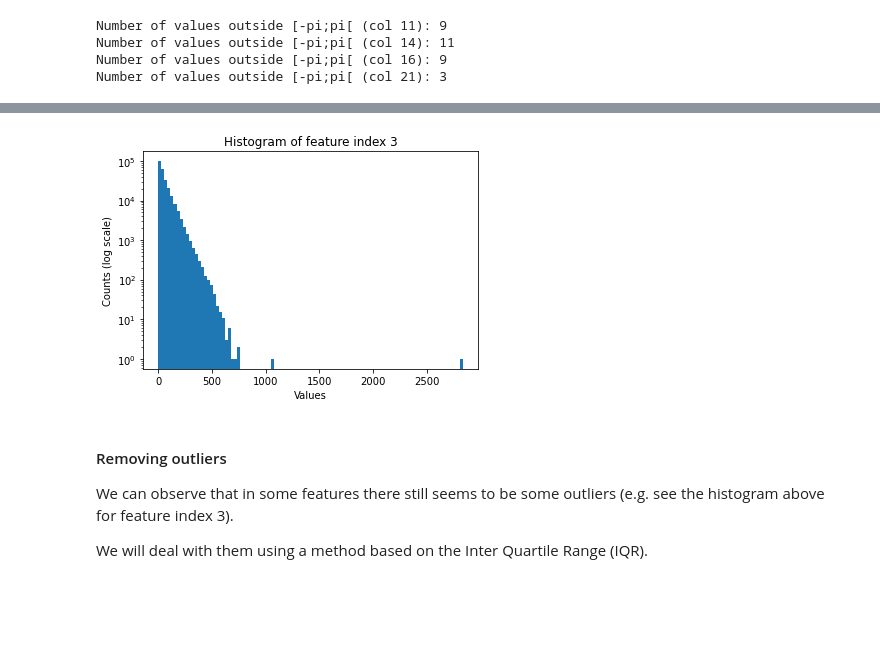
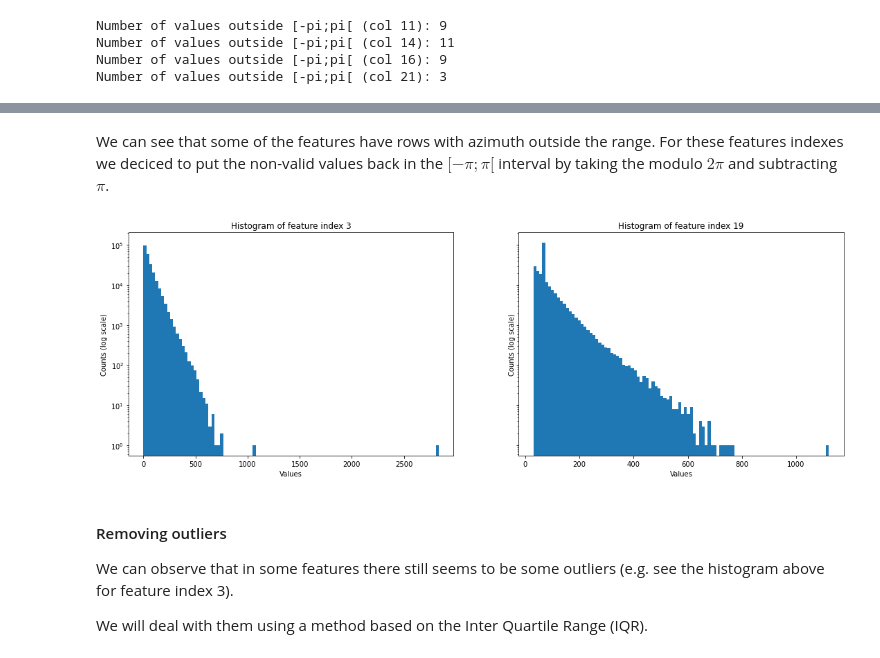
Before and after one commit to CS-433/ml-project-1-teamphilippe, a Jupyter notebook: project1.ipynb, the cells around one changed output, grey strips where cells are left out. Saved outputs shown, nothing was run; the diff lists cells and outputs as text; code cells hidden in the pictures; blank space fills up the shorter version.

```diff
--- a/project1.ipynb
+++ b/project1.ipynb
@@ -101,7 +140,9 @@ plot_histogram(x_cleaned, 19)
-# %%
-plot_histogram(x_cleaned, 3)
-# %% [output]
-[figure, removed]
+# %% [markdown]
+We can see that some of the features have rows with azimuth outside the range. For these features indexes we deciced to put the non-valid values back in the $[-\pi; \pi[$ interval by taking the modulo $2 \pi$ and subtracting $\pi$.
+# %%
+double_plots(x_cleaned, 3,19)
+# %% [output]
+[figure, added]
 # %% [markdown]
 #### Removing outliers
 We can observe that in some features there still seems to be some outliers (e.g. see the histogram above for feature index 3).
```
Also changed, not shown: parts of 17 cells of this notebook, 3 other files.
